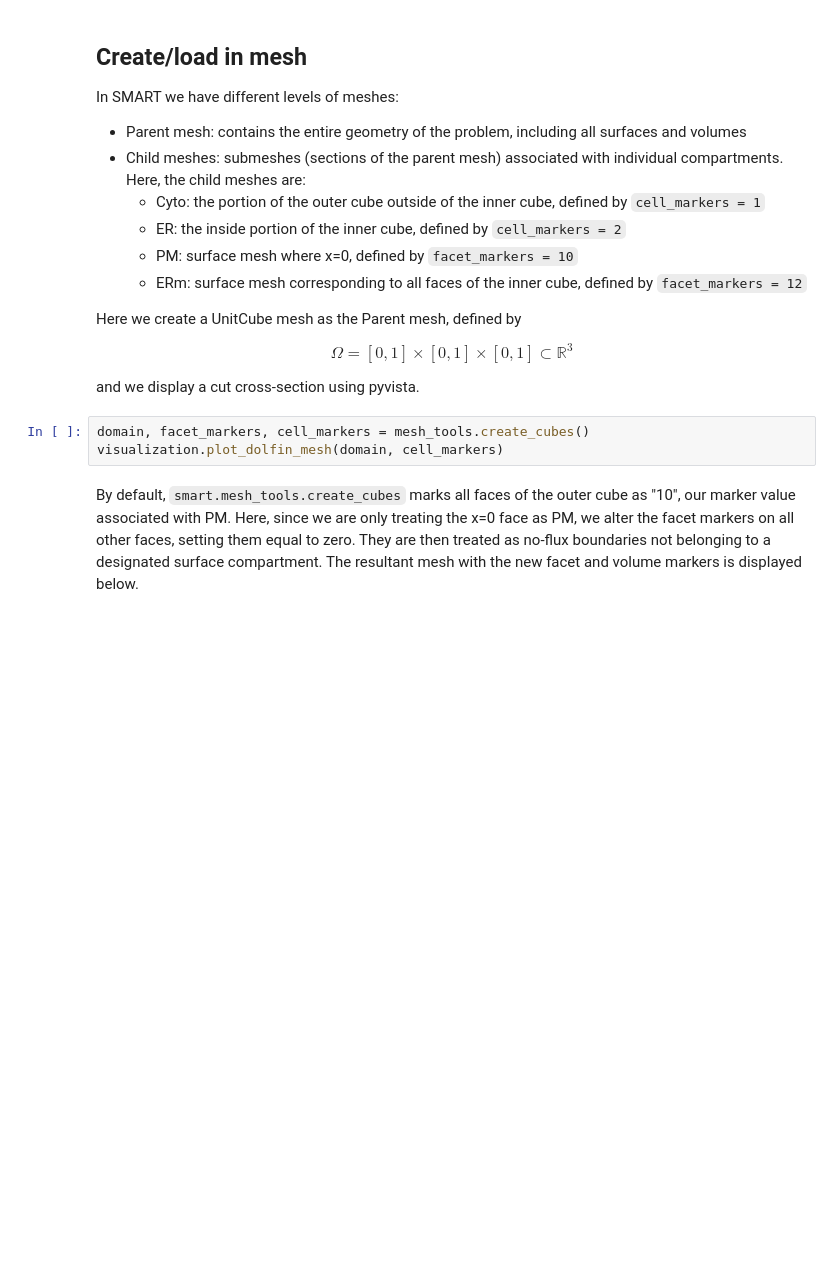
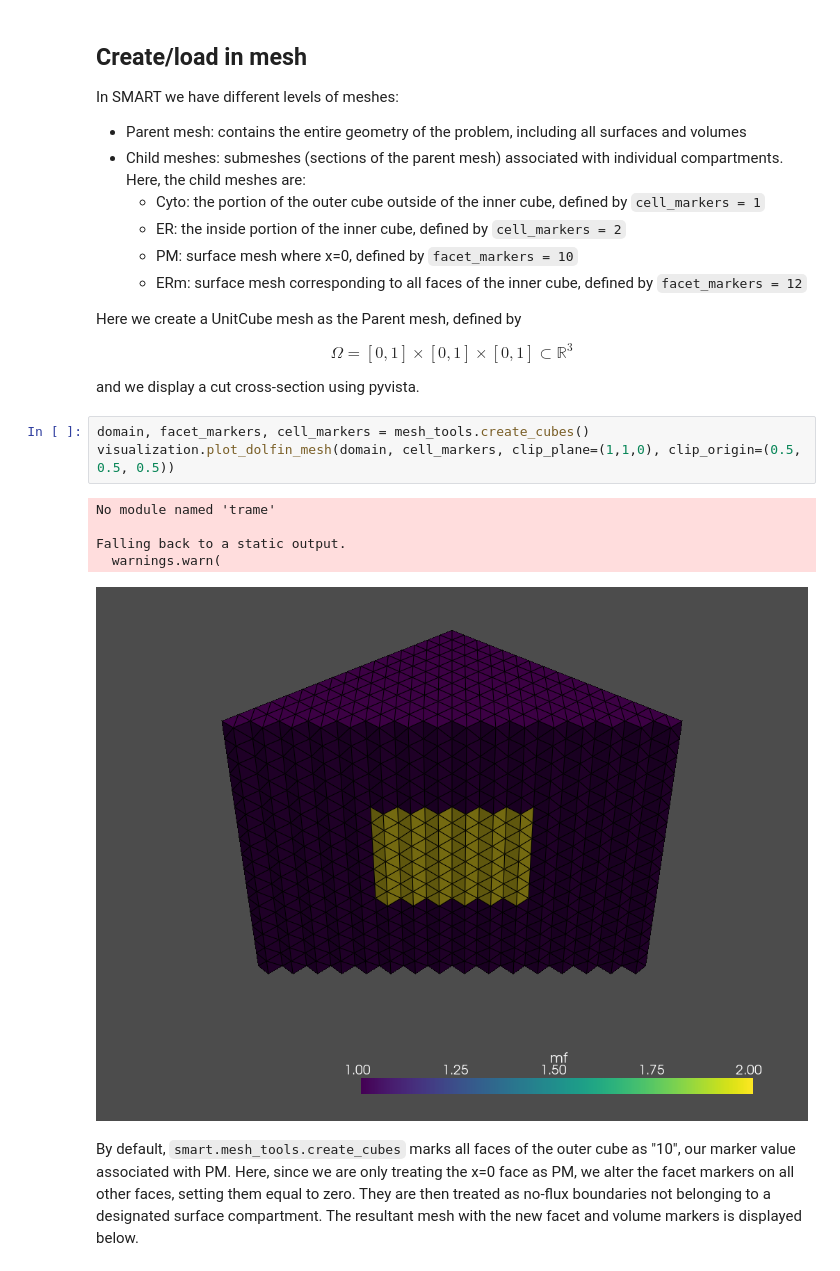
Before and after one commit to RangamaniLabUCSD/smart, a Jupyter notebook: examples/example5/example5.ipynb, the cells around one changed output. Cells and saved outputs as stored; diff of their text form; blank space fills up the shorter version.

```diff
--- a/examples/example5/example5.ipynb
+++ b/examples/example5/example5.ipynb
@@ -246,7 +268,13 @@ $$
 and we display a cut cross-section using pyvista.
 # %%
 domain, facet_markers, cell_markers = mesh_tools.create_cubes()
-visualization.plot_dolfin_mesh(domain, cell_markers)
+visualization.plot_dolfin_mesh(domain, cell_markers, clip_plane=(1,1,0), clip_origin=(0.5, 0.5, 0.5))
+# %% [output]
+No module named 'trame'
+
+Falling back to a static output.
+  warnings.warn(
+[figure, added]
 # %% [markdown]
 By default, `smart.mesh_tools.create_cubes` marks all faces of the outer cube as "10", our marker value associated with PM. Here, since we are only treating the x=0 face as PM, we alter the facet markers on all other faces, setting them equal to zero. They are then treated as no-flux boundaries not belonging to a designated surface compartment. The resultant mesh with the new facet and volume markers is displayed below.
 # %%
```
Also changed, not shown: parts of 4 cells of this notebook.
